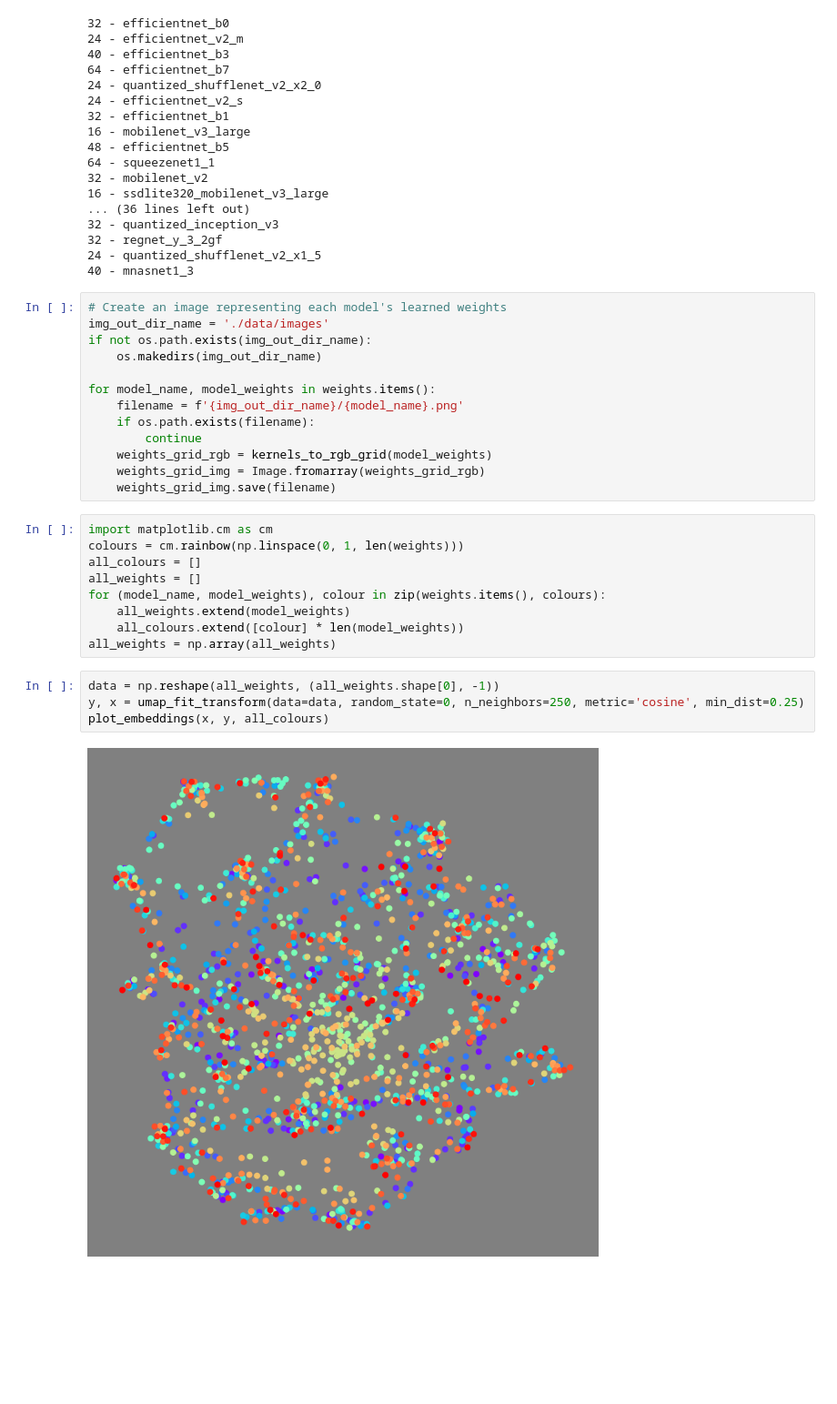
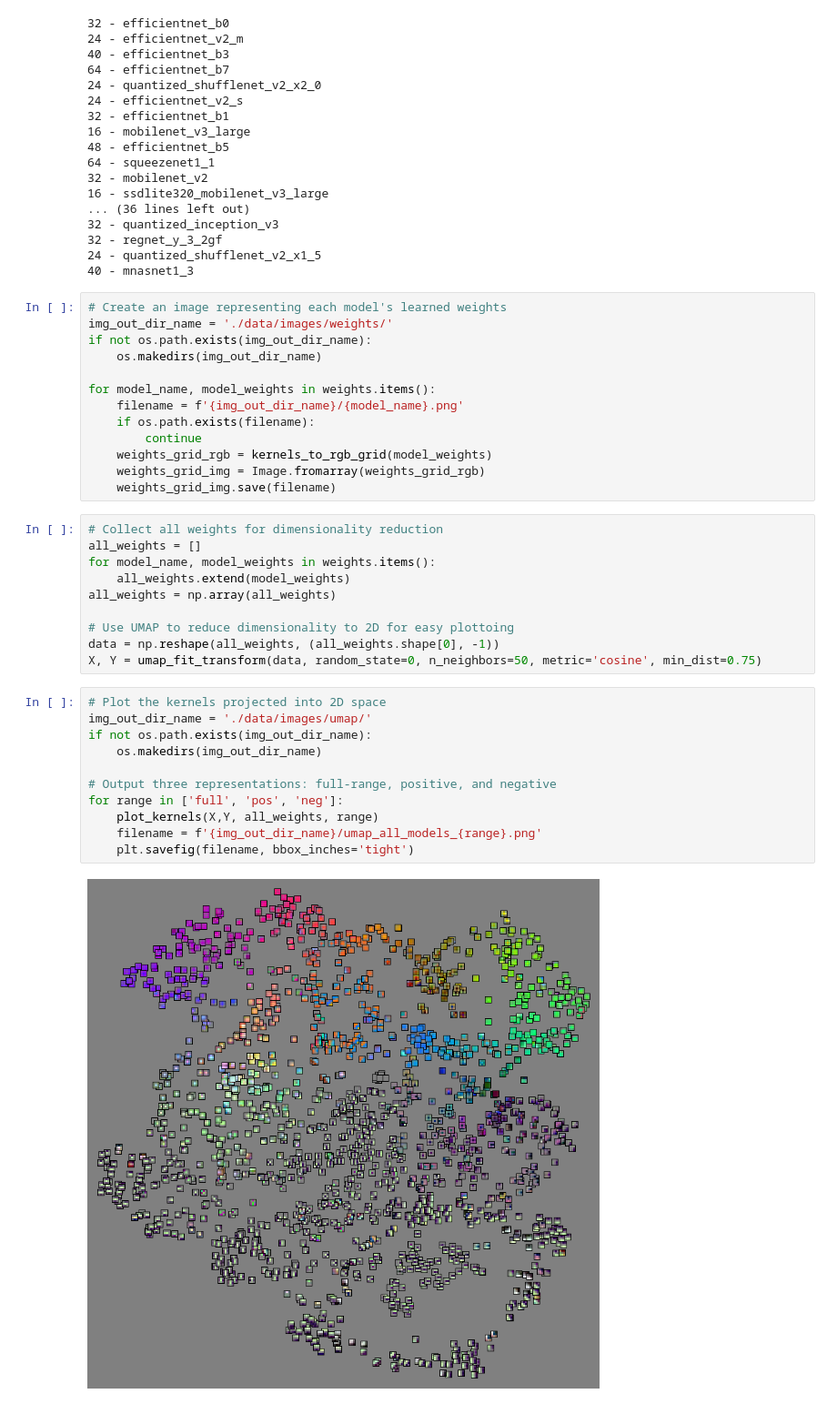
Before and after one commit to Richard-Gordon/learned-vision, a Jupyter notebook: src/introduction.ipynb, the cells around one changed output. Shown at 91% size. Saved outputs shown, nothing was run; the diff lists cells and outputs as text; blank space fills up the shorter version.

Commit message:
Add RGB kernel representation to UMAP plots.

```diff
--- a/src/introduction.ipynb
+++ b/src/introduction.ipynb
@@ -39,7 +38,7 @@ for model_name, model_weights in weights.items():
 40 - mnasnet1_3
 # %%
 # Create an image representing each model's learned weights
-img_out_dir_name = './data/images'
+img_out_dir_name = './data/images/weights/'
 if not os.path.exists(img_out_dir_name):
     os.makedirs(img_out_dir_name)
 
@@ -50,18 +49,26 @@ for model_name, model_weights in weights.items():
     weights_grid_rgb = kernels_to_rgb_grid(model_weights)
     weights_grid_img = Image.fromarray(weights_grid_rgb)
     weights_grid_img.save(filename)
-# %%
-import matplotlib.cm as cm
-colours = cm.rainbow(np.linspace(0, 1, len(weights)))
-all_colours = []
-all_weights = []
-for (model_name, model_weights), colour in zip(weights.items(), colours):
-    all_weights.extend(model_weights)
-    all_colours.extend([colour] * len(model_weights))
-all_weights = np.array(all_weights)
-# %%
-data = np.reshape(all_weights, (all_weights.shape[0], -1))
-y, x = umap_fit_transform(data=data, random_state=0, n_neighbors=250, metric='cosine', min_dist=0.25)
-plot_embeddings(x, y, all_colours)
-# %% [output]
-[figure, removed]
+# %%
+# Collect all weights for dimensionality reduction
+all_weights = []
+for model_name, model_weights in weights.items():
+    all_weights.extend(model_weights)
+all_weights = np.array(all_weights)
+
+# Use UMAP to reduce dimensionality to 2D for easy plottoing
+data = np.reshape(all_weights, (all_weights.shape[0], -1))
+X, Y = umap_fit_transform(data, random_state=0, n_neighbors=50, metric='cosine', min_dist=0.75)
+# %%
+# Plot the kernels projected into 2D space
+img_out_dir_name = './data/images/umap/'
+if not os.path.exists(img_out_dir_name):
+    os.makedirs(img_out_dir_name)
+
+# Output three representations: full-range, positive, and negative
+for range in ['full', 'pos', 'neg']:
+    plot_kernels(X,Y, all_weights, range)
+    filename = f'{img_out_dir_name}/umap_all_models_{range}.png'
+    plt.savefig(filename, bbox_inches='tight')
+# %% [output]
+[figure, added]
```
Also changed, not shown: parts of 2 cells of this notebook, 1 other file.
